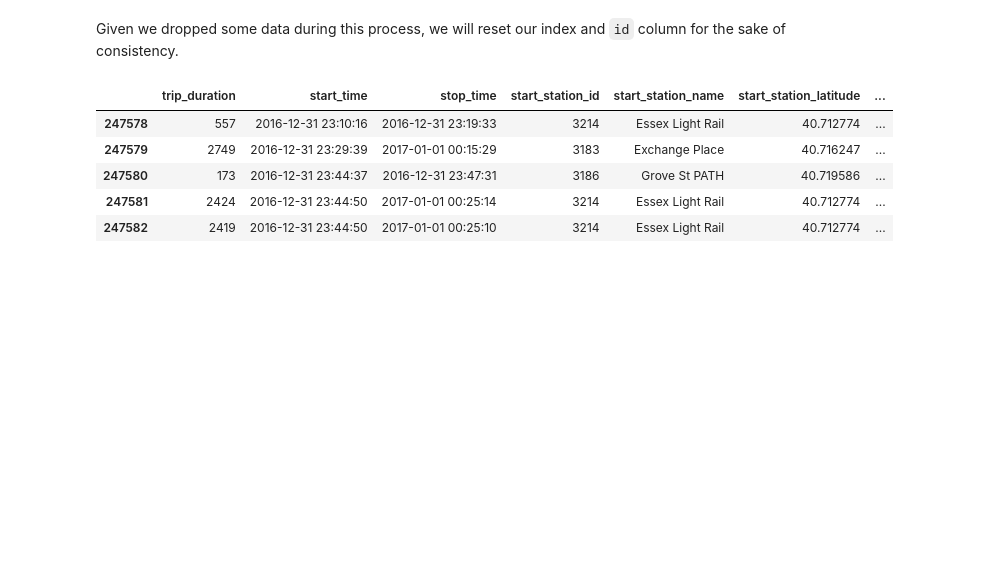
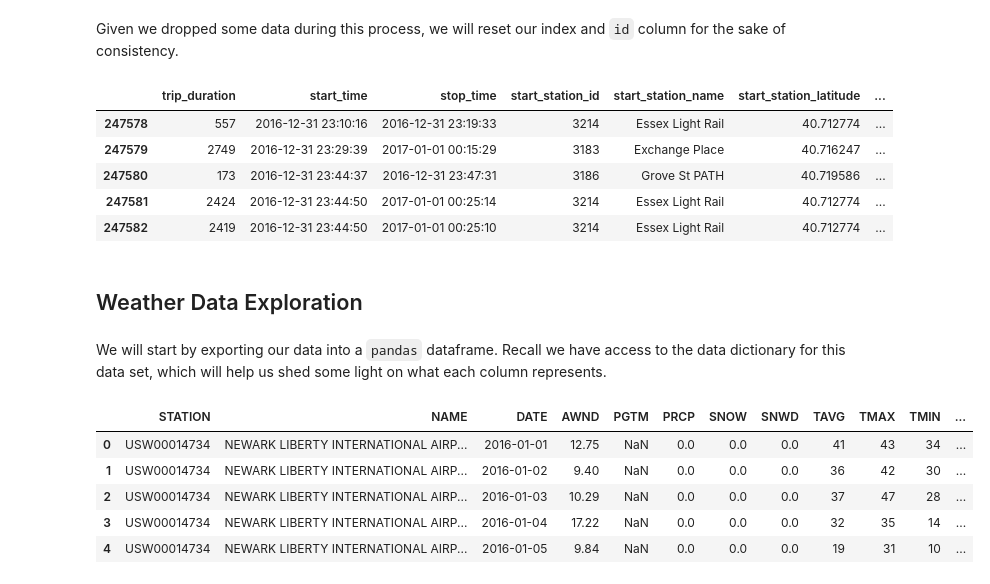
Before and after one commit to father-tom/Projects, a Jupyter notebook: Notebooks/CitiBike Rental Data Project.ipynb, the cells around one changed output. Saved outputs shown, nothing was run; the diff lists cells and outputs as text; code cells hidden in the pictures; blank space fills up the shorter version.

```diff
--- a/Notebooks/CitiBike Rental Data Project.ipynb
+++ b/Notebooks/CitiBike Rental Data Project.ipynb
@@ -401,3 +401,17 @@ df_bike.tail()
 | 247580 | 173 | 2016-12-31 23:44:37 | 2016-12-31 23:47:31 | 3186 | Grove St PATH | 40.719586 | ... |
 | 247581 | 2424 | 2016-12-31 23:44:50 | 2017-01-01 00:25:14 | 3214 | Essex Light Rail | 40.712774 | ... |
 | 247582 | 2419 | 2016-12-31 23:44:50 | 2017-01-01 00:25:10 | 3214 | Essex Light Rail | 40.712774 | ... |
+# %% [markdown]
+## Weather Data Exploration
+# %% [markdown]
+We will start by exporting our data into a `pandas` dataframe. Recall we have access to the data dictionary for this data set, which will help us shed some light on what each column represents.
+# %%
+df_weather = pd.read_csv('../datafiles/citibike_and_weather_data_2016/newark_airport_2016.csv')
+df_weather.head()
+# %% [output]
+|  | STATION | NAME | DATE | AWND | PGTM | PRCP | SNOW | SNWD | TAVG | TMAX | TMIN | ... |
+| 0 | USW00014734 | NEWARK LIBERTY INTERNATIONAL AIRP... | 2016-01-01 | 12.75 | NaN | 0.0 | 0.0 | 0.0 | 41 | 43 | 34 | ... |
+| 1 | USW00014734 | NEWARK LIBERTY INTERNATIONAL AIRP... | 2016-01-02 | 9.40 | NaN | 0.0 | 0.0 | 0.0 | 36 | 42 | 30 | ... |
+| 2 | USW00014734 | NEWARK LIBERTY INTERNATIONAL AIRP... | 2016-01-03 | 10.29 | NaN | 0.0 | 0.0 | 0.0 | 37 | 47 | 28 | ... |
+| 3 | USW00014734 | NEWARK LIBERTY INTERNATIONAL AIRP... | 2016-01-04 | 17.22 | NaN | 0.0 | 0.0 | 0.0 | 32 | 35 | 14 | ... |
+| 4 | USW00014734 | NEWARK LIBERTY INTERNATIONAL AIRP... | 2016-01-05 | 9.84 | NaN | 0.0 | 0.0 | 0.0 | 19 | 31 | 10 | ... |
```
Also changed, not shown: parts of 19 cells of this notebook.
